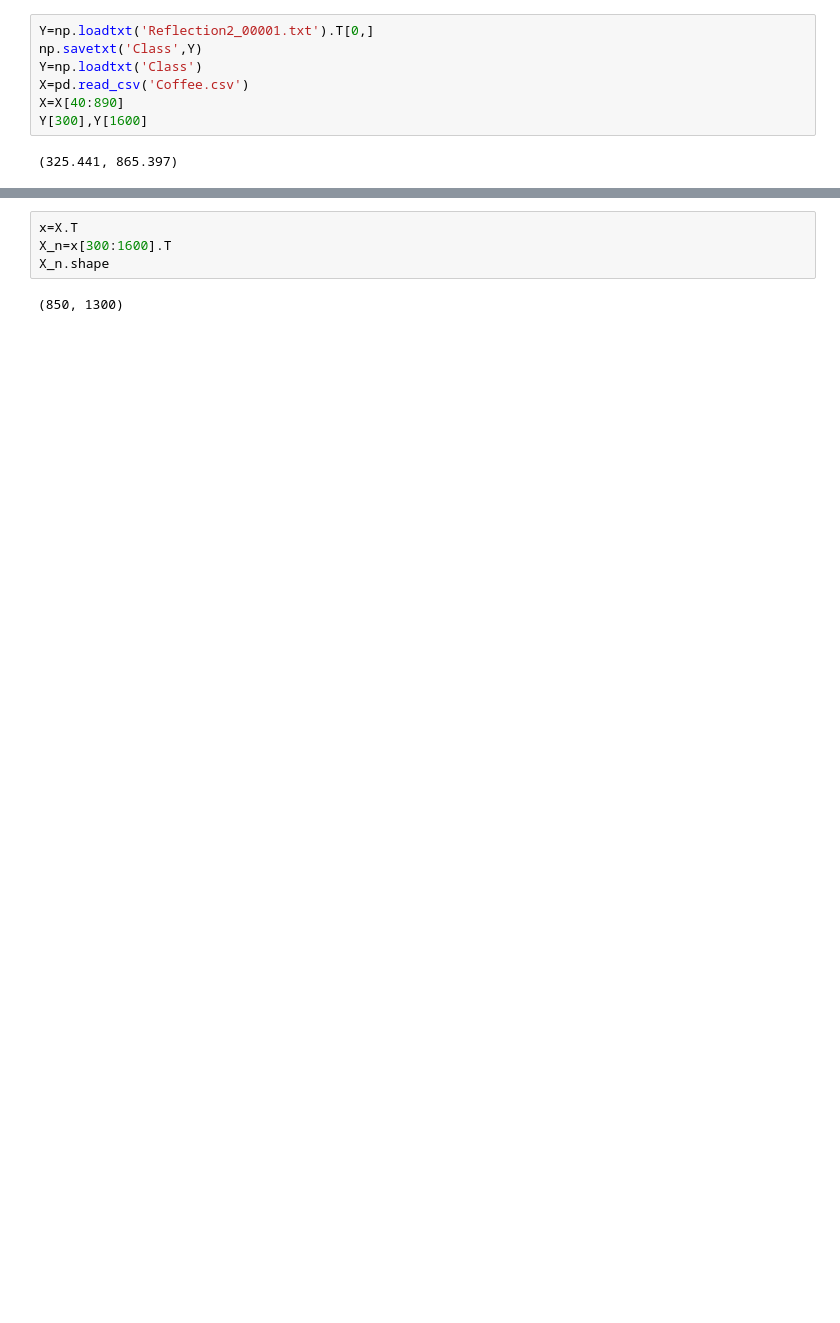
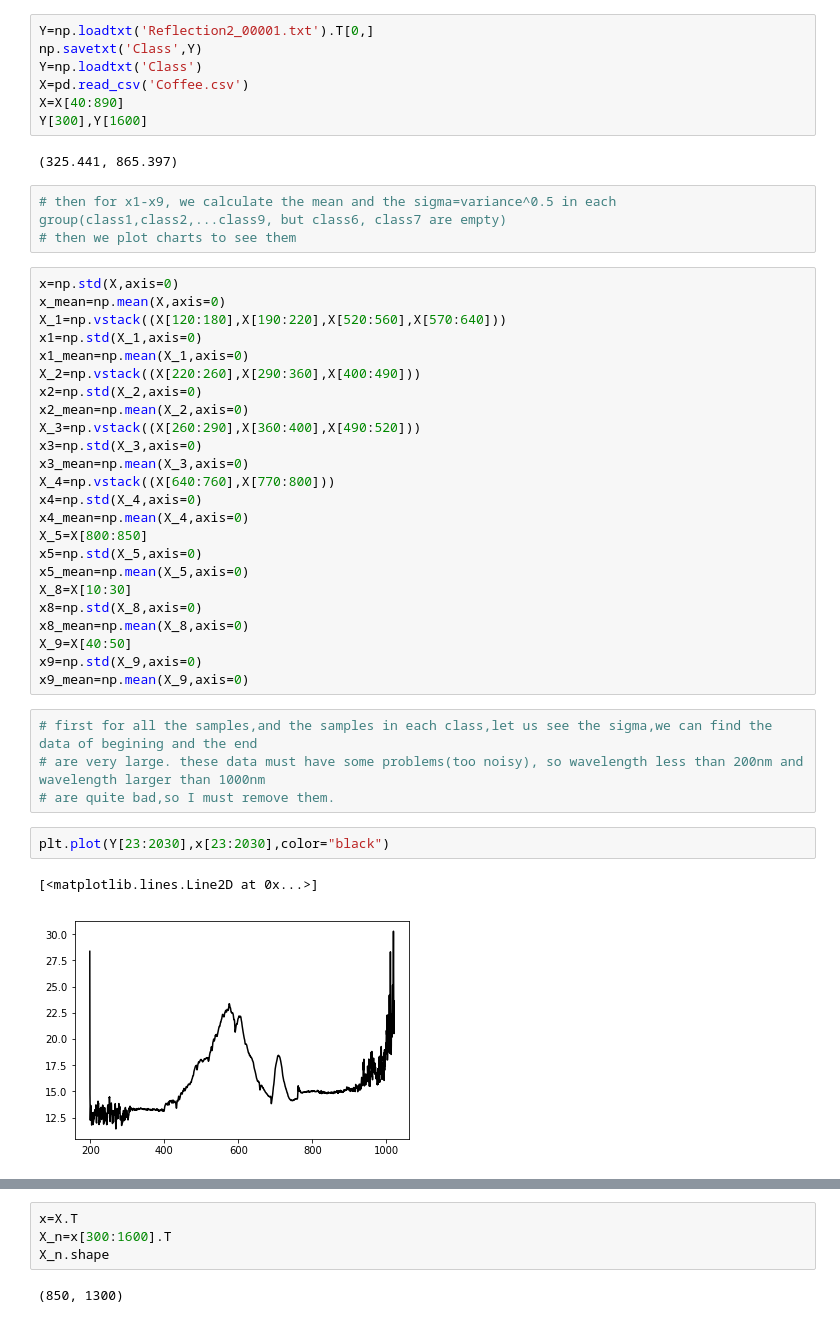
Before and after one commit to SunJincheng123108/Sunjincheng, a Jupyter notebook: coffeedata code.ipynb, the cells around one changed output, grey strips where cells are left out. Cells and saved outputs as stored; diff of their text form; blank space fills up the shorter version.

Commit message:
coffee data updata

```diff
--- a/coffeedata code.ipynb
+++ b/coffeedata code.ipynb
@@ -23,3 +25,39 @@ X=X[40:890]
 Y[300],Y[1600]
 # %% [output]
 (325.441, 865.397)
+# %%
+# then for x1-x9, we calculate the mean and the sigma=variance^0.5 in each group(class1,class2,...class9, but class6, class7 are empty)
+# then we plot charts to see them
+# %%
+x=np.std(X,axis=0)
+x_mean=np.mean(X,axis=0)
+X_1=np.vstack((X[120:180],X[190:220],X[520:560],X[570:640]))
+x1=np.std(X_1,axis=0)
+x1_mean=np.mean(X_1,axis=0)
+X_2=np.vstack((X[220:260],X[290:360],X[400:490]))
+x2=np.std(X_2,axis=0)
+x2_mean=np.mean(X_2,axis=0)
+X_3=np.vstack((X[260:290],X[360:400],X[490:520]))
+x3=np.std(X_3,axis=0)
+x3_mean=np.mean(X_3,axis=0)
+X_4=np.vstack((X[640:760],X[770:800]))
+x4=np.std(X_4,axis=0)
+x4_mean=np.mean(X_4,axis=0)
+X_5=X[800:850]
+x5=np.std(X_5,axis=0)
+x5_mean=np.mean(X_5,axis=0)
+X_8=X[10:30]
+x8=np.std(X_8,axis=0)
+x8_mean=np.mean(X_8,axis=0)
+X_9=X[40:50]
+x9=np.std(X_9,axis=0)
+x9_mean=np.mean(X_9,axis=0)
+# %%
+# first for all the samples,and the samples in each class,let us see the sigma,we can find the data of begining and the end
+# are very large. these data must have some problems(too noisy), so wavelength less than 200nm and wavelength larger than 1000nm
+# are quite bad,so I must remove them.
+# %%
+plt.plot(Y[23:2030],x[23:2030],color="black")
+# %% [output]
+[<matplotlib.lines.Line2D at 0x...>]
+[figure, added]
```
Also changed, not shown: parts of 185 cells of this notebook, 1 other file.
